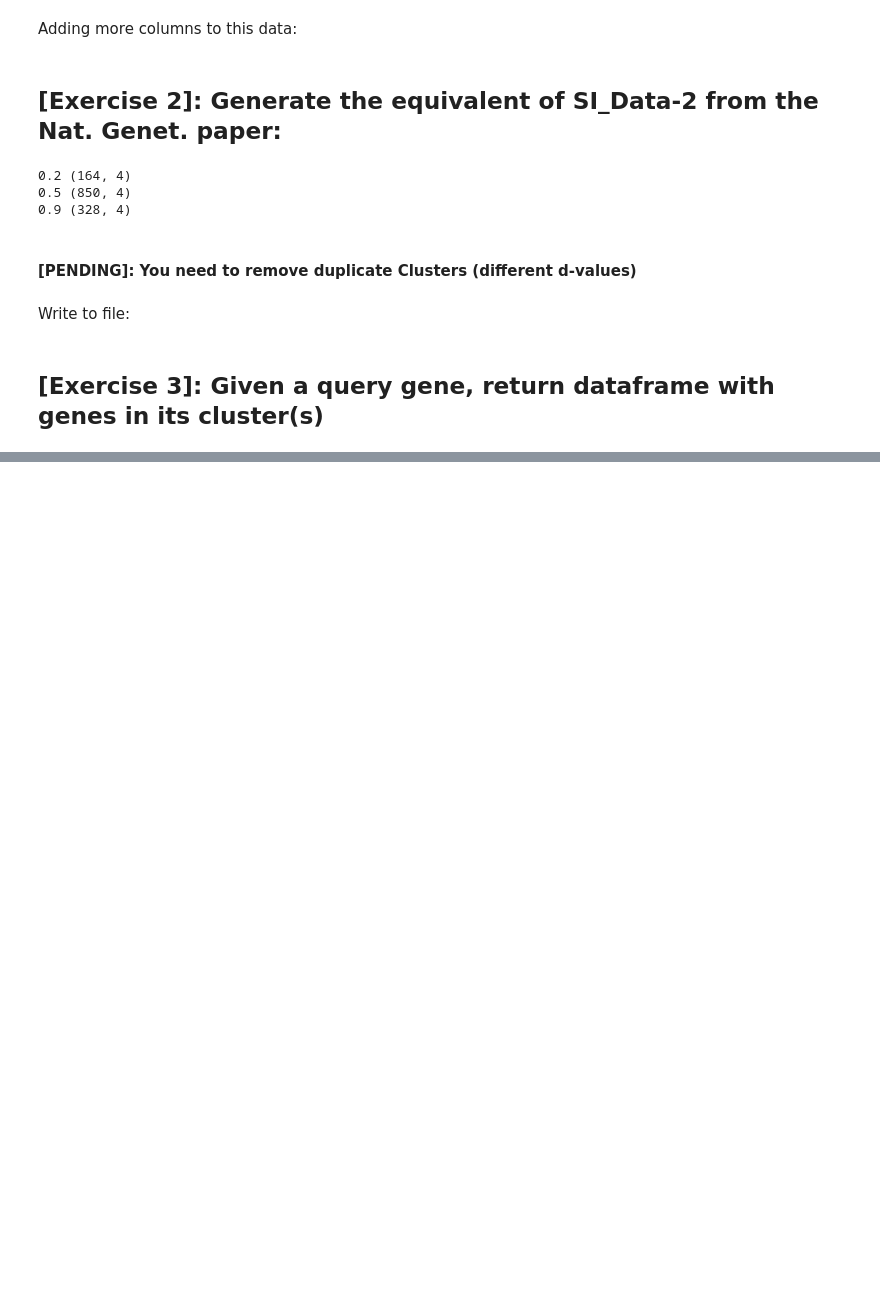
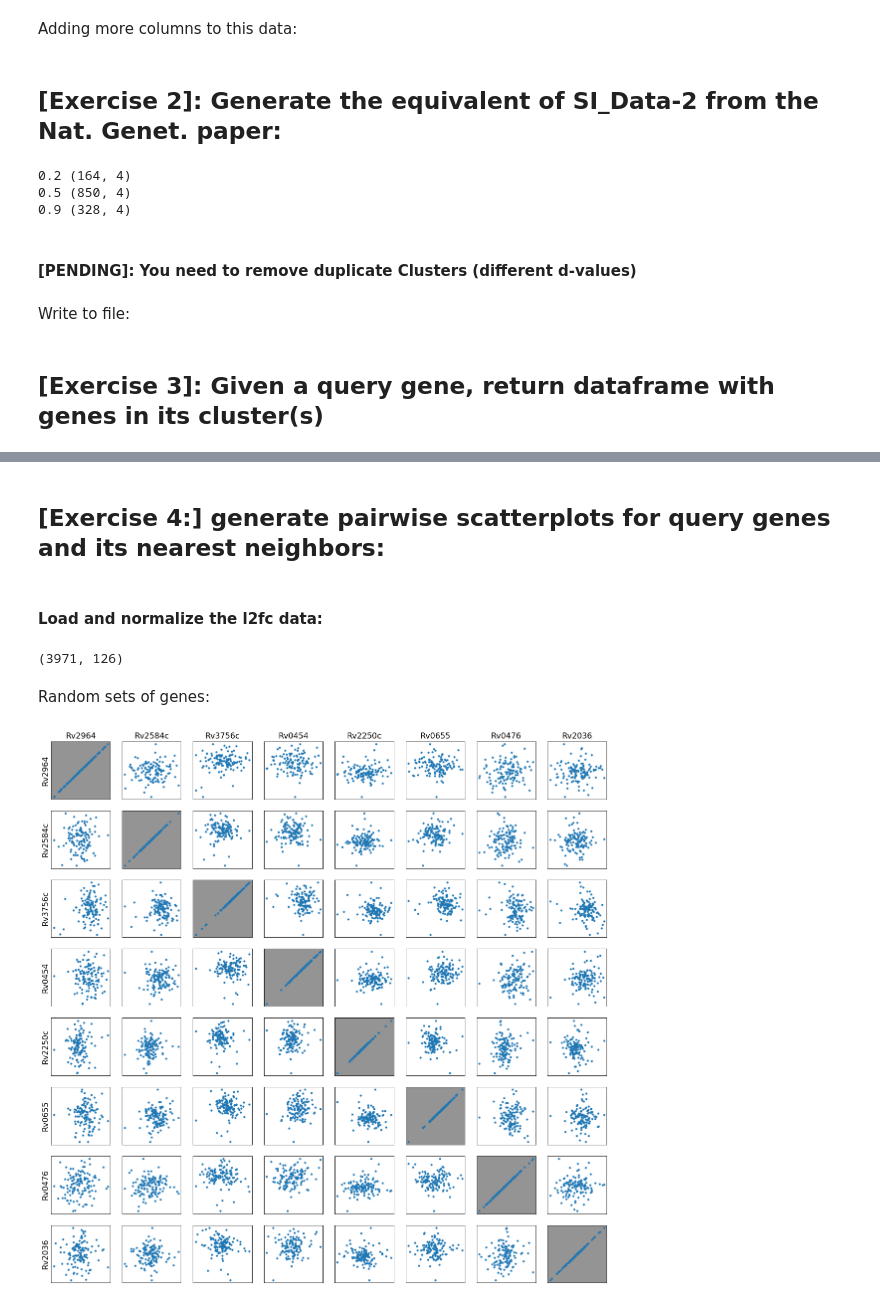
Before and after one commit to ajinich/mtb_tn_db, a Jupyter notebook: ml-standardised_data/GLS_data_explorer.ipynb, the cells around one changed output, grey strips where cells are left out. Drawn from its saved outputs; the diff is of its cells as text; code cells hidden in the pictures; blank space fills up the shorter version.

Commit message:
pairwise correlations breakthrough

```diff
--- a/ml-standardised_data/GLS_data_explorer.ipynb
+++ b/ml-standardised_data/GLS_data_explorer.ipynb
@@ -11,3 +29,31 @@ path_data = '/home/ajinich/Dropbox/KyuRhee/unknown_function/unknown_redox/data/G
+# %%
+def correlation_tile_plot(df_lfc, list_rvid_x, list_rvid_y, fig_size, cols, list_subset=[]):
+
+    fig, axs = plt.subplots(len(list_rvid_x), len(list_rvid_y), figsize=fig_size)
+    for i in range(len(list_rvid_x)):
+        for j in range(len(list_rvid_y)):
+            x_rvid = list_rvid_x[i]
+            y_rvid = list_rvid_y[j]
+
+            x = df_lfc[df_lfc.Rv_ID==x_rvid].values[0][1:]
+            y = df_lfc[df_lfc.Rv_ID==y_rvid].values[0][1:]
+
+            axs[i,j].scatter(x, y, s = 10)
+            axs[i,j].set_xticks([])
+            axs[i,j].set_yticks([])
+            if i == 0:
+                axs[i,j].set_title(list_rvid_y[j], fontsize = 16)
+
+            if j == 0:
+                axs[i,j].set_ylabel(list_rvid_x[i], fontsize = 16)
+
+            if list_rvid_x == list_rvid_y:
+                if x_rvid in list_subset or y_rvid in list_subset:
+                    axs[i,j].set_facecolor('xkcd:lightblue')
+                if x_rvid in list_subset and y_rvid in list_subset:
+                    axs[i,j].set_facecolor(cols[-2])
+                if i==j:
+                    axs[i,j].set_facecolor(cols[-3])
 # %% [markdown]
 ## [Exercise 1]: Generate the equivalent of SI_Data-1 from the Nat. Genet. paper:
 # %% [markdown]
@@ -156,3 +206,29 @@ for query in df_up_func.Rv_ID.tolist():
             df_temp_func = df_temp.merge(df_up_func, how = 'left', on = 'Rv_ID').sort_values(by = 'Annotation', ascending=False)
             df_temp_func.reset_index(inplace=True, drop=True)
             df_temp_func.to_excel(writer, sheet_name='cluster_'+str(row.Cluster), index=False)
+# %% [markdown]
+## [Exercise 4:] generate pairwise scatterplots for query genes and its nearest neighbors:
+# %% [markdown]
+#### Load and normalize the l2fc data:
+# %%
+fn_lfc_basis = '../data/standardized_data/result_logfc_matrix_2021_10_22_BASIS.csv'
+df_lfc_basis = pd.read_csv(fn_lfc_basis)
+df_lfc_basis.dropna(axis=0, inplace=True)
+
+cols_data = df_lfc_basis.columns[1:]
+X = df_lfc_basis[cols_data].values
+X_norm = normalize(X, norm='l2', axis=0)
+
+df_lfc_basis_norm = df_lfc_basis.copy()
+df_lfc_basis_norm[cols_data] = X_norm
+df_lfc_basis_norm.shape
+# %% [output]
+(3971, 126)
+# %% [markdown]
+Random sets of genes:
+# %%
+num_random = 8
+list_rvid = df_lfc_basis_norm.sample(num_random).Rv_ID.tolist()
+correlation_tile_plot(df_lfc_basis_norm, list_rvid, list_rvid, (20,20), colors_sns)
+# %% [output]
+[figure, added]
```
Also changed, not shown: parts of 54 cells of this notebook, 4 other files.
